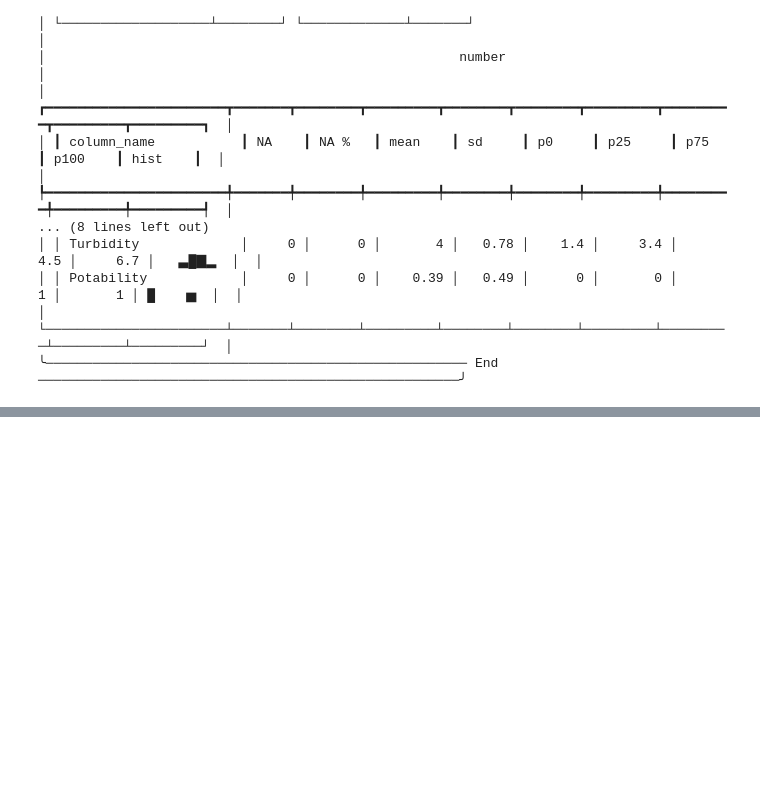
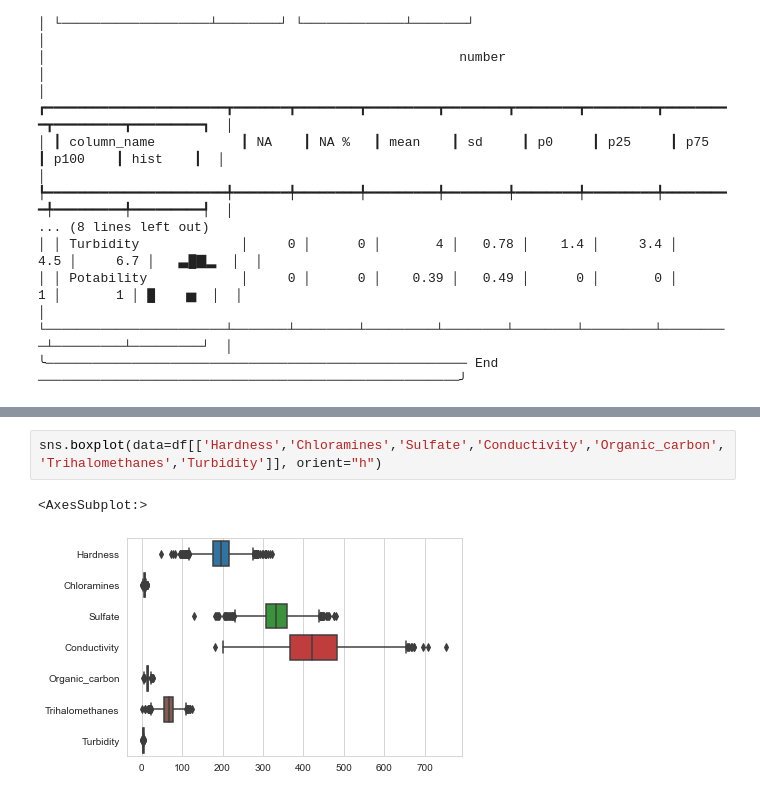
Before and after one commit to adinayak99/Datathon, a Jupyter notebook: Datathon.ipynb, the cells around one changed output, grey strips where cells are left out. Saved outputs shown, nothing was run; the diff lists cells and outputs as text; blank space fills up the shorter version.

```diff
--- a/Datathon.ipynb
+++ b/Datathon.ipynb
@@ -122,0 +159,5 @@ df_missingph = df
+# %%
+sns.boxplot(data=df[['Hardness','Chloramines','Sulfate','Conductivity','Organic_carbon','Trihalomethanes','Turbidity']], orient="h")
+# %% [output]
+<AxesSubplot:>
+[figure, added]
```
Also changed, not shown: parts of 39 cells of this notebook, 1 other file.
